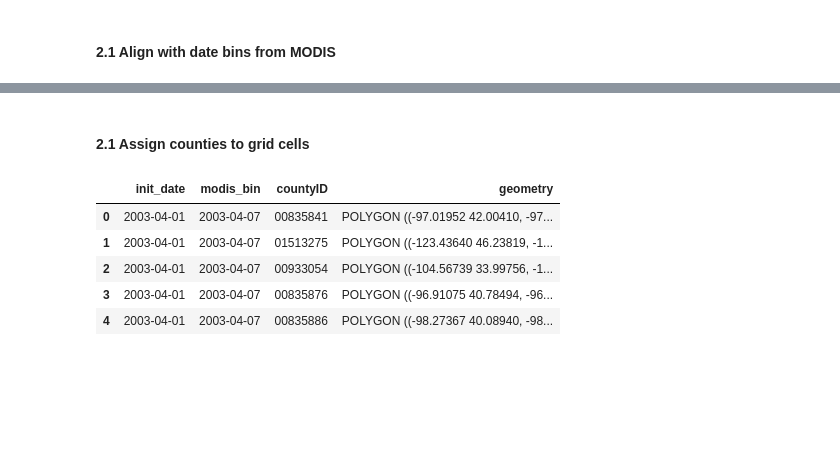
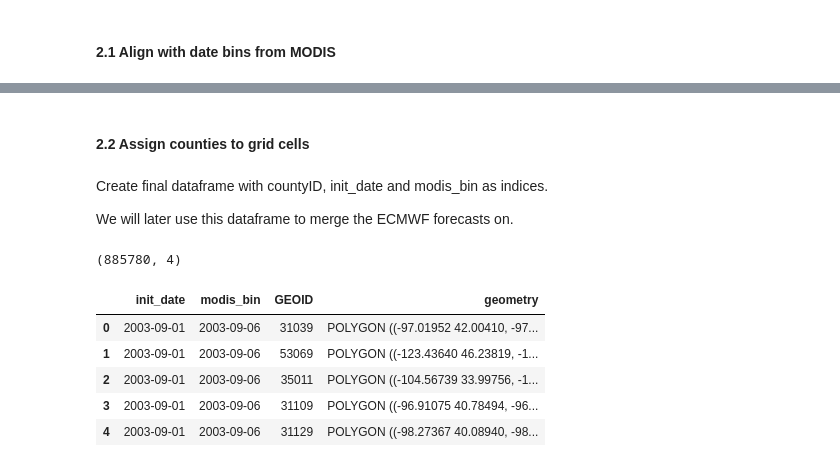
Before and after one commit to ellaampy/seasonal-yield-forecast, a Jupyter notebook: data_preparation/2_ecmwf_preprocessing.ipynb, the cells around one changed output, grey strips where cells are left out. Cells and saved outputs as stored; diff of their text form; code cells hidden in the pictures; blank space fills up the shorter version.

Commit message:
add county-grid cell assignment logic

```diff
--- a/data_preparation/2_ecmwf_preprocessing.ipynb
+++ b/data_preparation/2_ecmwf_preprocessing.ipynb
@@ -24,7 +24,7 @@ us_continental_boundary.plot()
 # %% [markdown]
 #### 1.2 Read MODIS start dates
 # %%
-modis_dates = pd.read_csv("../data/MODIS_dates.csv", sep=";")
+modis_dates = pd.read_csv("../data/MODIS_dates.csv", sep=";").dropna()
 modis_dates = modis_dates.apply(lambda x: pd.to_datetime(x, format="%Y%m%d"))
 
 modis_dates.iloc[6:9]
@@ -35,12 +35,14 @@ modis_dates.iloc[6:9]
 | 8 | 2003-03-06 | 2004-03-05 | 2005-03-06 | 2006-03-06 | 2007-03-06 | 2008-03-05 | 2009-03-06 | 2010-03-06 | 2011-03-06 | 2012-03-05 | 2013-03-06 | ... |
 # %% [markdown]
 #### 1.3 Read ECMWF seasonal forecasts
+# %%
+month = "sep"
 # %%
 filtered_coords = pd.read_csv("../data/filtered_coords_ecmwf.csv")
 # read hindcasts
 list_hindcasts = []
 #for filename in ["apr_2003_09", "apr_2010_16", "apr_2017_23"]:
-for filename in ["apr_2003_09"]:
+for filename in ["{}_2003_09".format(month), "{}_2010_16".format(month), "{}_2017_23".format(month)]:
     print("reading {}".format(filename))
     df = xr.open_dataset("../data/ecmwf_grib/" + filename.lower() + ".grib")
     print("ensembles mean") # Note: This is subject to change for probabilistic forecasting
@@ -53,4 +55,6 @@ for filename in ["apr_2003_09"]:
     df["valid_time"] = pd.to_datetime(df["valid_time"])
     df["time"] = pd.to_datetime(df["time"])
     list_hindcasts.append(df)
+
+ecmwf = pd.concat(list_hindcasts, ignore_index=True)
 # %% [output]
@@ -65,12 +86,19 @@ convert to datetime
 #### 2.1 Align with date bins from MODIS
 # %%
 li = []
-for year in df["time"].dt.year.unique():
-    ecmwf_year = df[df["time"].dt.year == year].reset_index(drop=True)
+for year in list(range(2003, 2022)):
+    # Filter by year. MODIS bins for each year are 8-day periods but the last bin may not be complete and stops at the end of the year
+    ecmwf_year = ecmwf[(ecmwf["time"].dt.year == year) & (ecmwf["valid_time"].dt.year == year)].reset_index(drop=True)
+    # For faster resampling, we will use the location as a string
     ecmwf_year["location"] = ecmwf_year["latitude"].astype(int).astype(str) + ", " + ecmwf_year["longitude"].astype(int).astype(str)
+    # start date of first bin is the first purely forecasted bin
+    start_date = pd.to_datetime(np.intersect1d(modis_dates[str(year)].values, ecmwf_year["valid_time"].drop_duplicates().sort_values()).min())
+    # start date of last bin is the max
+    end_date = modis_dates[str(year)].max()
 
-    start_date = pd.to_datetime(np.intersect1d(modis_dates.stack().values, ecmwf_year["valid_time"].drop_duplicates().sort_values()).min())
-    end_date = min(pd.to_datetime(datetime(year, 12, 31)), pd.to_datetime(np.intersect1d(modis_dates.stack().values, ecmwf_year["valid_time"].drop_duplicates().sort_values()[:-7]).max()))
+    # NOTE: For wheat data we may need to use the following line because the season ends in August and the last bin will be complete
+    #end_date = min(pd.to_datetime(datetime(year, 12, 31)), pd.to_datetime(np.intersect1d(modis_dates[str(year)].values, ecmwf_year["valid_time"].drop_duplicates().sort_values()[:-7]).max()))
+
     days_to_end_of_forecast = (end_date - start_date).days + 1
     dates_to_end_of_forecast = pd.date_range(start_date, periods=days_to_end_of_forecast, freq='D')
 
@@ -83,4 +111,4 @@ for year in df["time"].dt.year.unique():
 
     li.append(ecmwf_year_resampled)
 
-ecmwf_resampled = pd.concat(li)
+ecmwf_resampled = pd.concat(li, ignore_index=True)
@@ -87,18 +124,26 @@ ecmwf_resampled = pd.concat(li)
 # %% [markdown]
-#### 2.1 Assign counties to grid cells
+#### 2.2 Assign counties to grid cells
+# %% [markdown]
+Create final dataframe with countyID, init_date and modis_bin as indices.
+
+
+We will later use this dataframe to merge the ECMWF forecasts on.
 # %%
-counties_with_ecmwf = pd.DataFrame(index=pd.MultiIndex.from_product([ecmwf_resampled["time"].unique().tolist(),
-                                              ecmwf_resampled["start_date_bin"].unique().tolist(),
-                                              us_continental_counties.COUNTYNS.unique()], names=["init_date", "modis_bin", "countyID"])).reset_index()
-counties_with_ecmwf = counties_with_ecmwf.merge(us_continental_counties[["COUNTYNS", "geometry"]], left_on="countyID", right_on="COUNTYNS", how="left")
+counties_with_ecmwf = pd.DataFrame(index=pd.MultiIndex.from_product([ecmwf_resampled["time"].unique(), ecmwf_resampled["start_date_bin"].unique(), us_continental_counties.GEOID.unique()],
+                                                                    names=["init_date", "modis_bin", "GEOID"])).reset_index()
 
-counties_with_ecmwf = gpd.GeoDataFrame(counties_with_ecmwf[["init_date", "modis_bin", "countyID", "geometry"]], geometry="geometry")
+counties_with_ecmwf = counties_with_ecmwf.loc[(counties_with_ecmwf["init_date"].dt.year == counties_with_ecmwf["modis_bin"].dt.year)].reset_index(drop=True)
 
+counties_with_ecmwf = counties_with_ecmwf.merge(us_continental_counties[["GEOID", "geometry"]], left_on="GEOID", right_on="GEOID", how="left").set_index(["init_date", "modis_bin", "GEOID"])
+counties_with_ecmwf = gpd.GeoDataFrame(counties_with_ecmwf[["geometry"]], geometry="geometry").reset_index()
+
+print(counties_with_ecmwf.shape)
 counties_with_ecmwf.head()
 # %% [output]
+(885780, 4)
-|  | init_date | modis_bin | countyID | geometry |
-| 0 | 2003-04-01 | 2003-04-07 | 00835841 | POLYGON ((-97.01952 42.00410, -97... |
-| 1 | 2003-04-01 | 2003-04-07 | 01513275 | POLYGON ((-123.43640 46.23819, -1... |
-| 2 | 2003-04-01 | 2003-04-07 | 00933054 | POLYGON ((-104.56739 33.99756, -1... |
-| 3 | 2003-04-01 | 2003-04-07 | 00835876 | POLYGON ((-96.91075 40.78494, -96... |
-| 4 | 2003-04-01 | 2003-04-07 | 00835886 | POLYGON ((-98.27367 40.08940, -98... |
+|  | init_date | modis_bin | GEOID | geometry |
+| 0 | 2003-09-01 | 2003-09-06 | 31039 | POLYGON ((-97.01952 42.00410, -97... |
+| 1 | 2003-09-01 | 2003-09-06 | 53069 | POLYGON ((-123.43640 46.23819, -1... |
+| 2 | 2003-09-01 | 2003-09-06 | 35011 | POLYGON ((-104.56739 33.99756, -1... |
+| 3 | 2003-09-01 | 2003-09-06 | 31109 | POLYGON ((-96.91075 40.78494, -96... |
+| 4 | 2003-09-01 | 2003-09-06 | 31129 | POLYGON ((-98.27367 40.08940, -98... |
```
Also changed, not shown: parts of 17 cells of this notebook, 1 other file.
